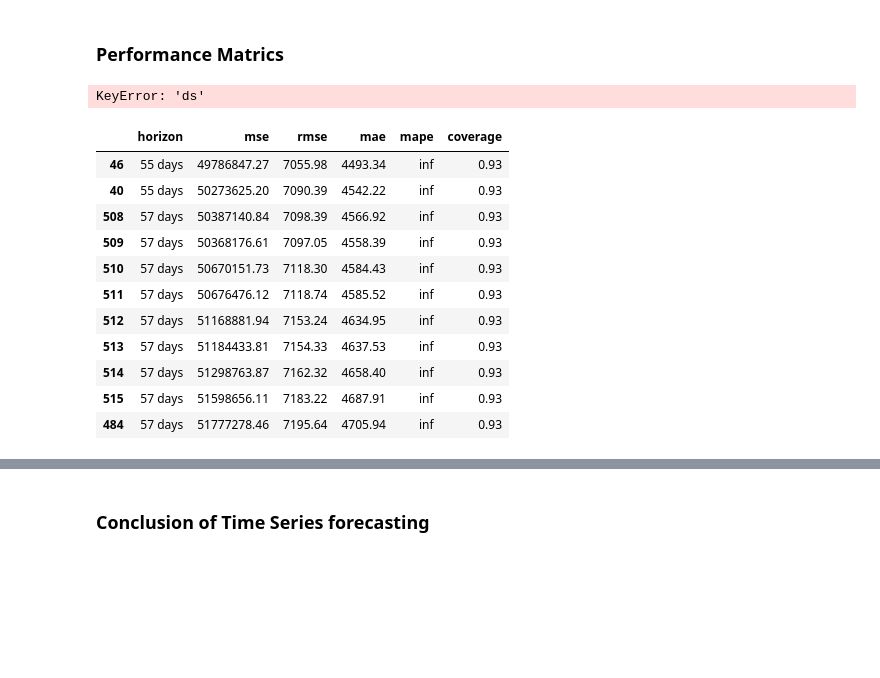
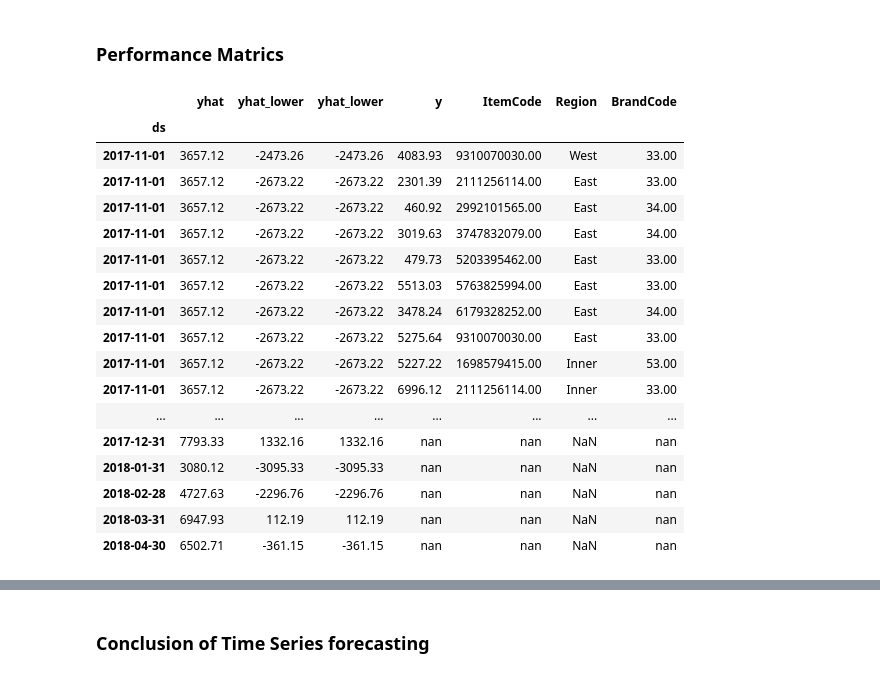
Before and after one commit to robin521111/data-sci, a Jupyter notebook: SONY Store_Sales.ipynb, the cells around one changed output, grey strips where cells are left out. Cells and saved outputs as stored; diff of their text form; code cells hidden in the pictures; blank space fills up the shorter version.

```diff
--- a/SONY Store_Sales.ipynb
+++ b/SONY Store_Sales.ipynb
@@ -791,53 +790,57 @@ pd.set_option('display.float_format',lambda x : '%.2f' % x)
 forecast_all = shipment_model.predict(future_dates)
 
 # print(forecast_all)
 
 def make_comparison_dataframe(historical, forecast):
     """Join the history with the forecast"""
     return forecast_all.set_index('ds')[['yhat','yhat_lower','yhat_lower']].join(historical.set_index('ds'))
 
 cmp_df = make_comparison_dataframe(shipment, forecast_all)
 
+cmp_df.tail(50)
 
-cmp_df.tail(4)
 # c = '#386B7F'
 
 # sns.catplot(data = forecast_all, x = 'ds', y = "yhat",
 #                col = 'HolidayDay', # per HolidayDays in cols
 #                palette = 'plasma',
-#                hue = 'BrandCode',
+#                hue = 'ItemCode',
 #                row = 'Package',
 
 #                color = c)
 
 # cmp_df.tail(49)
 
 # m = Prophet(seasonality_mode='multiplicative', holidays=holidays).fit(shipment)
 # df_cv = cross_validation(m, initial='600 days', period='180 days', horizon = '365 days')
 # df_cv.head(55)
 
 
 # train = performance_metrics(train)
 # train.head()
 # %% [output]
-KeyError: 'ds'
+|  | yhat | yhat_lower | yhat_lower | y | ItemCode | Region | BrandCode |
+| ds |  |  |  |  |  |  |  |
+| 2017-11-01 | 3657.12 | -2473.26 | -2473.26 | 4083.93 | 9310070030.00 | West | 33.00 |
+| 2017-11-01 | 3657.12 | -2673.22 | -2673.22 | 2301.39 | 2111256114.00 | East | 33.00 |
+| 2017-11-01 | 3657.12 | -2673.22 | -2673.22 | 460.92 | 2992101565.00 | East | 34.00 |
+| 2017-11-01 | 3657.12 | -2673.22 | -2673.22 | 3019.63 | 3747832079.00 | East | 34.00 |
+| 2017-11-01 | 3657.12 | -2673.22 | -2673.22 | 479.73 | 5203395462.00 | East | 33.00 |
+| 2017-11-01 | 3657.12 | -2673.22 | -2673.22 | 5513.03 | 5763825994.00 | East | 33.00 |
+| 2017-11-01 | 3657.12 | -2673.22 | -2673.22 | 3478.24 | 6179328252.00 | East | 34.00 |
+| 2017-11-01 | 3657.12 | -2673.22 | -2673.22 | 5275.64 | 9310070030.00 | East | 33.00 |
+| 2017-11-01 | 3657.12 | -2673.22 | -2673.22 | 5227.22 | 1698579415.00 | Inner | 53.00 |
+| 2017-11-01 | 3657.12 | -2673.22 | -2673.22 | 6996.12 | 2111256114.00 | Inner | 33.00 |
+| ... | ... | ... | ... | ... | ... | ... | ... |
+| 2017-12-31 | 7793.33 | 1332.16 | 1332.16 | nan | nan | NaN | nan |
+| 2018-01-31 | 3080.12 | -3095.33 | -3095.33 | nan | nan | NaN | nan |
+| 2018-02-28 | 4727.63 | -2296.76 | -2296.76 | nan | nan | NaN | nan |
+| 2018-03-31 | 6947.93 | 112.19 | 112.19 | nan | nan | NaN | nan |
+| 2018-04-30 | 6502.71 | -361.15 | -361.15 | nan | nan | NaN | nan |
 # %%
 
-df_p = performance_metrics(df_cv)
-df_p.head(55)
+# df_p = performance_metrics(df_cv)
+# df_p.head(55)
-# %% [output]
-|  | horizon | mse | rmse | mae | mape | coverage |
-| 46 | 55 days | 49786847.27 | 7055.98 | 4493.34 | inf | 0.93 |
-| 40 | 55 days | 50273625.20 | 7090.39 | 4542.22 | inf | 0.93 |
-| 508 | 57 days | 50387140.84 | 7098.39 | 4566.92 | inf | 0.93 |
-| 509 | 57 days | 50368176.61 | 7097.05 | 4558.39 | inf | 0.93 |
-| 510 | 57 days | 50670151.73 | 7118.30 | 4584.43 | inf | 0.93 |
-| 511 | 57 days | 50676476.12 | 7118.74 | 4585.52 | inf | 0.93 |
-| 512 | 57 days | 51168881.94 | 7153.24 | 4634.95 | inf | 0.93 |
-| 513 | 57 days | 51184433.81 | 7154.33 | 4637.53 | inf | 0.93 |
-| 514 | 57 days | 51298763.87 | 7162.32 | 4658.40 | inf | 0.93 |
-| 515 | 57 days | 51598656.11 | 7183.22 | 4687.91 | inf | 0.93 |
-| 484 | 57 days | 51777278.46 | 7195.64 | 4705.94 | inf | 0.93 |
 # %%
 from fbprophet.plot import plot_cross_validation_metric
 fig = plot_cross_validation_metric(df_cv, metric='rmse')
```
Also changed, not shown: parts of 13 cells of this notebook.
